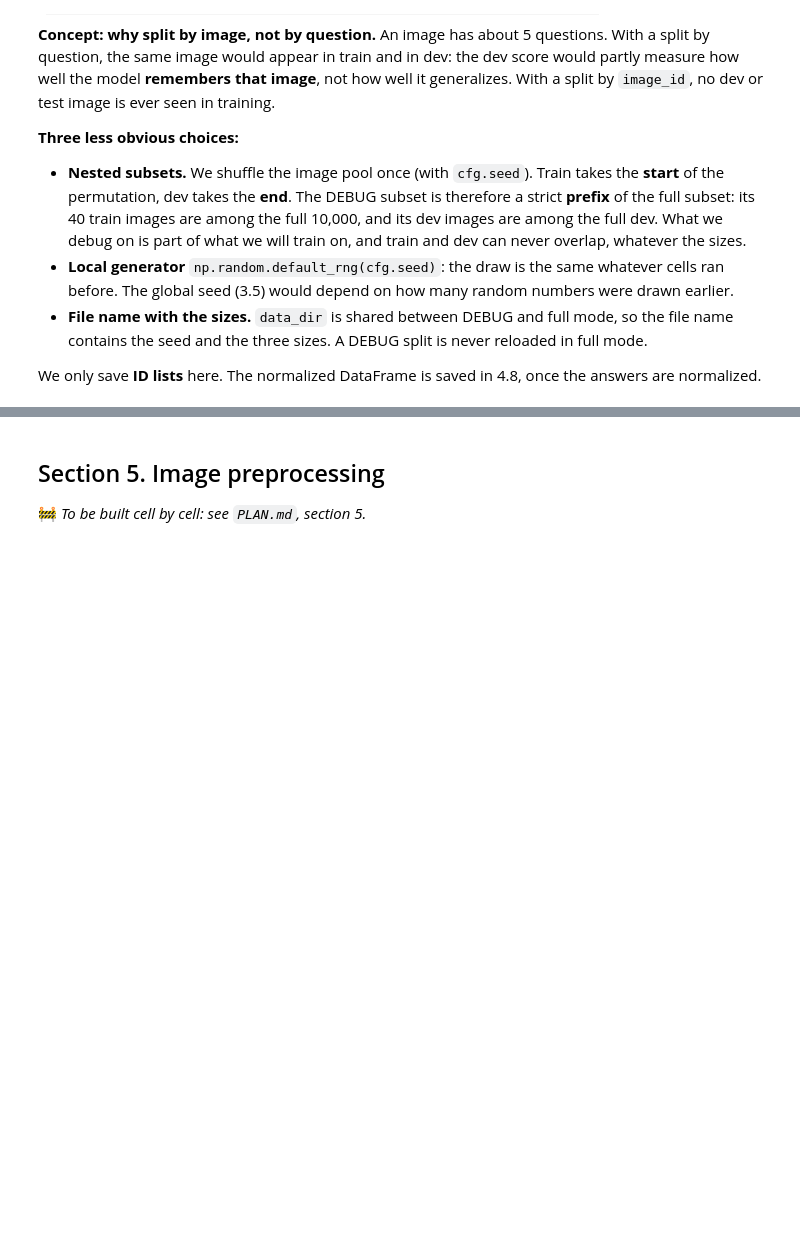
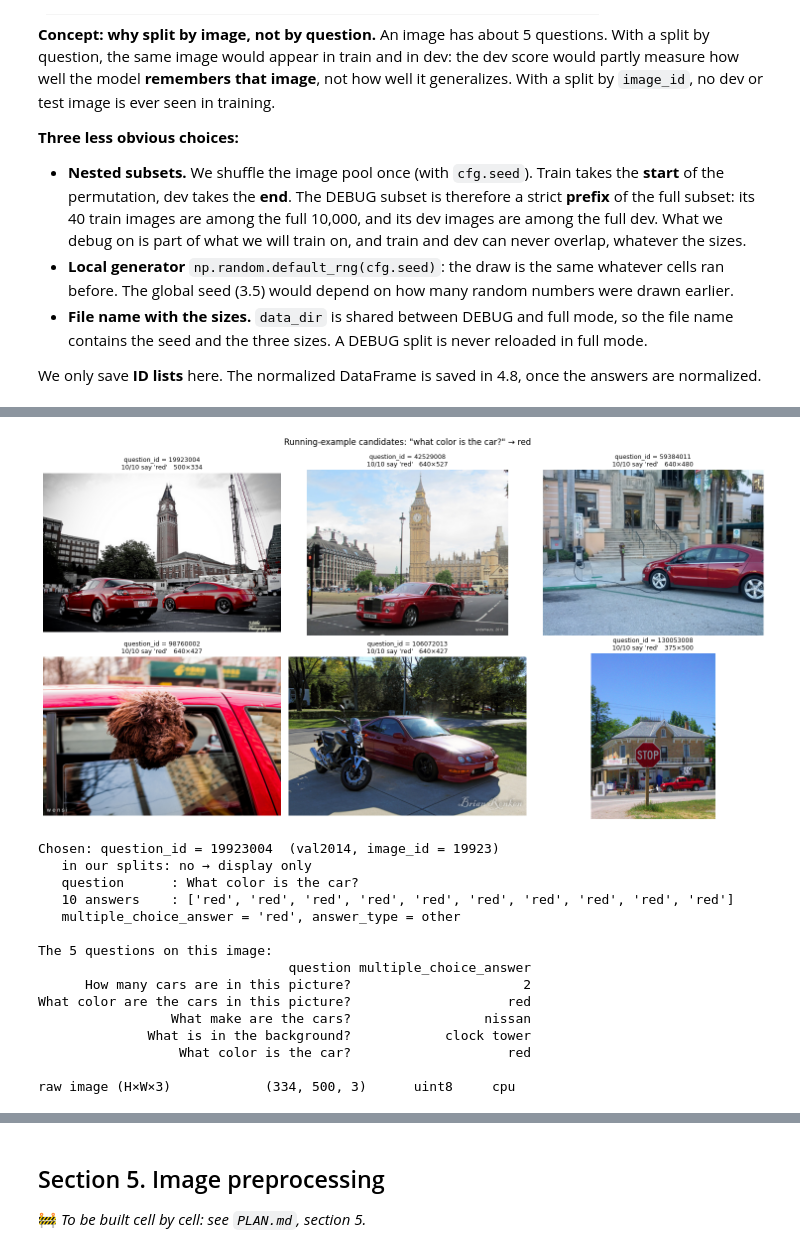
Before and after one commit to mahrane2002/Question-Adaptive-Visual-Token-Selection-for-Efficient-VLM, a Jupyter notebook: Question_Adaptive_VLM.ipynb, the cells around one changed output, grey strips where cells are left out. Cells and saved outputs as stored; diff of their text form; code cells hidden in the pictures; blank space fills up the shorter version.

Commit message:
Section 4: exploration, splits, COCO images, running example, VQA normalization and metric, checks

```diff
--- a/Question_Adaptive_VLM.ipynb
+++ b/Question_Adaptive_VLM.ipynb
@@ -1196,0 +1329,74 @@ print('\nRunning example: "What color is the car?" questions per split:',
+# %%
+# 4.5b — Choosing the running-example image ("What color is the car?")
+
+# Definition of the running example (PLAN.md), not hyperparameters
+EXAMPLE_QUESTION = "what color is the car?"     # compared in lower case
+EXAMPLE_ANSWER = "red"
+N_CANDIDATES = 6                                # display only
+EXAMPLE_QID = None    # ← None = first candidate. Put a question_id from the grid below to choose another image.
+
+# Candidates: exactly the running-example question, answered "red", sorted by agreement among the 10 annotators
+cands = vqa_df[(vqa_df["question"].str.lower() == EXAMPLE_QUESTION)
+               & (vqa_df["multiple_choice_answer"] == EXAMPLE_ANSWER)].copy()
+cands["n_agree"] = cands["answers"].map(lambda answers: sum(a == EXAMPLE_ANSWER for a in answers))
+cands = cands.sort_values(["n_agree", "question_id"], ascending=[False, True]).head(N_CANDIDATES)
+assert len(cands) > 0, "no candidate for the running example"
+
+# Download the candidate images (same function as for the subset)
+errors = [e for s, i in zip(cands["coco_split"], cands["image_id"]) if (e := fetch_coco_image(s, i)) is not None]
+assert not errors, f"candidate images could not be downloaded: {errors}"
+
+# Grid of candidates
+n_cols = 3
+n_rows = math.ceil(len(cands) / n_cols)
+fig, axes = plt.subplots(n_rows, n_cols, figsize=(5 * n_cols, 4 * n_rows), squeeze=False)
+for ax in axes.flat:
+    ax.axis("off")
+for ax, row in zip(axes.flat, cands.itertuples()):
+    with Image.open(coco_image_path(row.coco_split, row.image_id)) as im:
+        ax.imshow(im)
+        ax.set_title(f"question_id = {row.question_id}\n{row.n_agree}/10 say '{EXAMPLE_ANSWER}'   {im.width}×{im.height}",
+                     fontsize=9)
+fig.suptitle(f'Running-example candidates: "{EXAMPLE_QUESTION}" → {EXAMPLE_ANSWER}')
+fig.tight_layout()
+plt.show()
+
+# The chosen example
+qid = EXAMPLE_QID if EXAMPLE_QID is not None else int(cands["question_id"].iloc[0])
+EXAMPLE = vqa_df.loc[vqa_df["question_id"] == qid].iloc[0].to_dict()
+assert fetch_coco_image(EXAMPLE["coco_split"], EXAMPLE["image_id"]) is None, "running-example image download failed"
+EXAMPLE["image_path"] = coco_image_path(EXAMPLE["coco_split"], EXAMPLE["image_id"])
+
+in_split = subset_df.loc[subset_df["question_id"] == qid, "split"].tolist()
+print(f"Chosen: question_id = {qid}  ({EXAMPLE['coco_split']}, image_id = {EXAMPLE['image_id']})")
+print(f"   in our splits: {in_split[0] if in_split else 'no → display only'}")
+print(f"   question      : {EXAMPLE['question']}")
+print(f"   10 answers    : {EXAMPLE['answers']}")
+print(f"   multiple_choice_answer = {EXAMPLE['multiple_choice_answer']!r}, answer_type = {EXAMPLE['answer_type']}")
+
+# The other questions asked about the same image (useful for "one image, several questions", section 21)
+same_image = vqa_df[(vqa_df["coco_split"] == EXAMPLE["coco_split"]) & (vqa_df["image_id"] == EXAMPLE["image_id"])]
+print(f"\nThe {len(same_image)} questions on this image:")
+print(same_image[["question", "multiple_choice_answer"]].to_string(index=False))
+
+# First line of the running-example table: the raw image, H×W×3
+example_image = Image.open(EXAMPLE["image_path"]).convert("RGB")
+print()
+show("raw image (H×W×3)", torch.from_numpy(np.array(example_image)))
+# %% [output]
+[figure, added]
+Chosen: question_id = 19923004  (val2014, image_id = 19923)
+   in our splits: no → display only
+   question      : What color is the car?
+   10 answers    : ['red', 'red', 'red', 'red', 'red', 'red', 'red', 'red', 'red', 'red']
+   multiple_choice_answer = 'red', answer_type = other
+
+The 5 questions on this image:
+                                question multiple_choice_answer
+      How many cars are in this picture?                      2
+What color are the cars in this picture?                    red
+                 What make are the cars?                 nissan
+              What is in the background?            clock tower
+                  What color is the car?                    red
+
+raw image (H×W×3)            (334, 500, 3)      uint8     cpu
```
Also changed, not shown: parts of 12 cells of this notebook.
